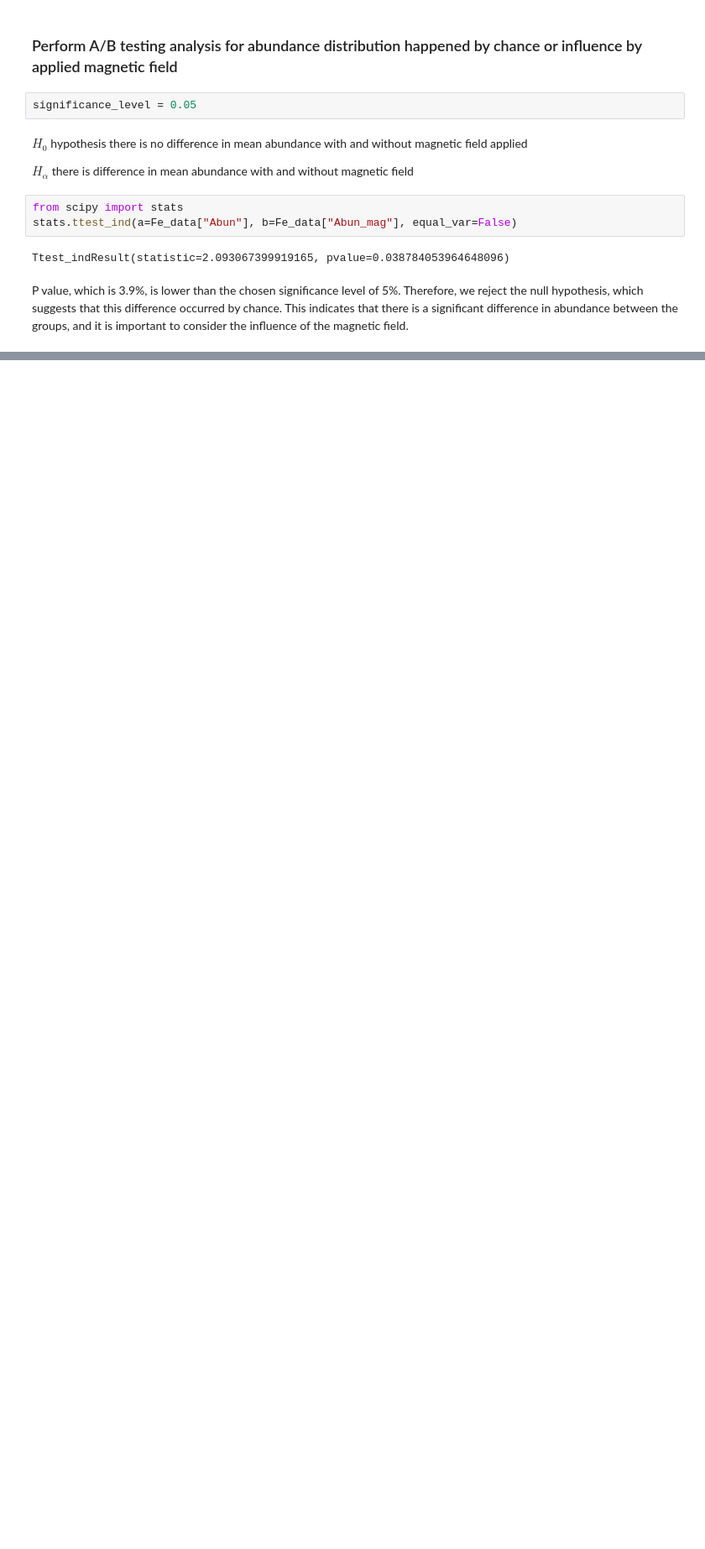
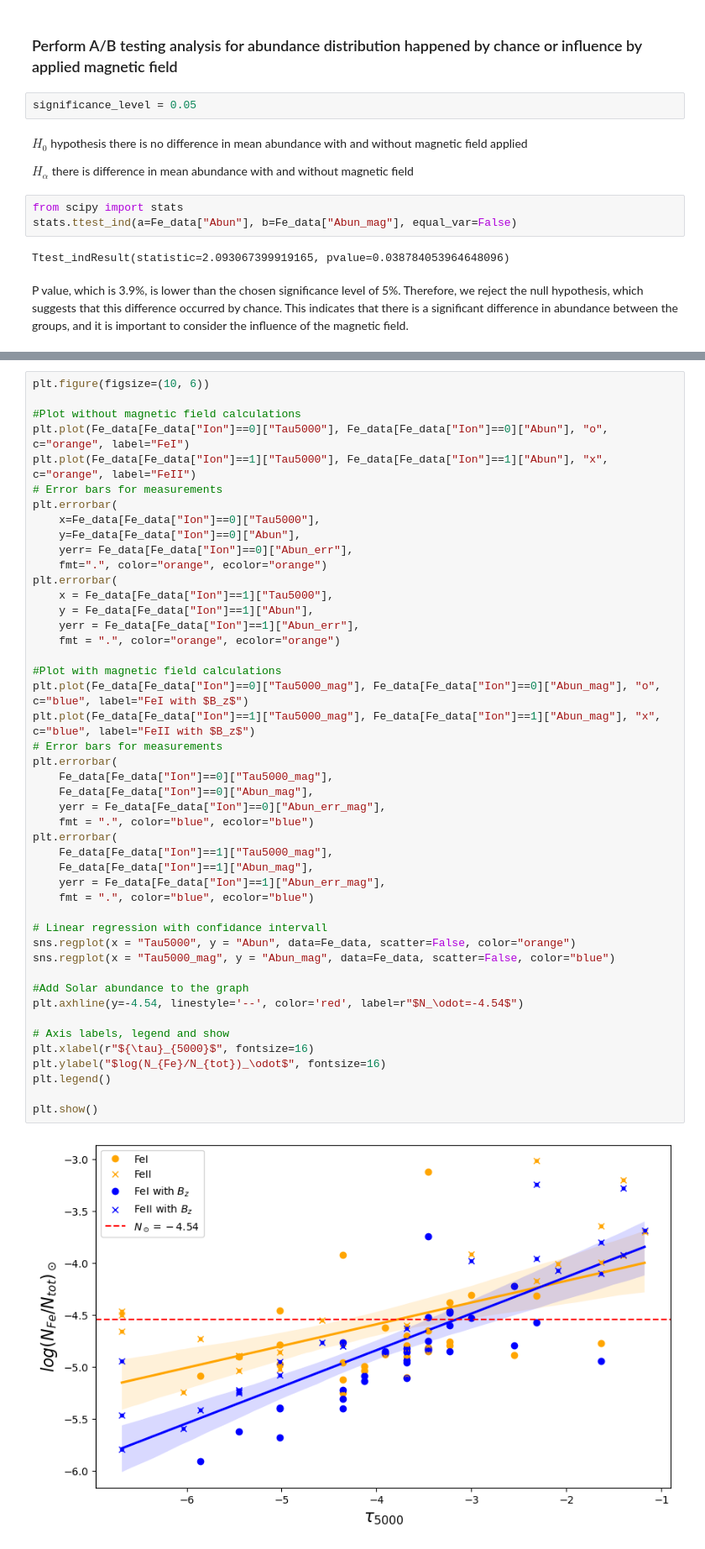
Before and after one commit to Kobsar703/Fe_Si_analysis, a Jupyter notebook: Fe_analysis.ipynb, the cells around one changed output, grey strips where cells are left out. Shown at 84% size. Cells and saved outputs as stored; diff of their text form; blank space fills up the shorter version.

Commit message:
Updated analysis of linear regression and check for model accuracy

```diff
--- a/Fe_analysis.ipynb
+++ b/Fe_analysis.ipynb
@@ -266,0 +271,48 @@ P value, which is 3.9%, is lower than the chosen significance level of 5%. There
+# %%
+plt.figure(figsize=(10, 6))
+
+#Plot without magnetic field calculations
+plt.plot(Fe_data[Fe_data["Ion"]==0]["Tau5000"], Fe_data[Fe_data["Ion"]==0]["Abun"], "o", c="orange", label="FeI")
+plt.plot(Fe_data[Fe_data["Ion"]==1]["Tau5000"], Fe_data[Fe_data["Ion"]==1]["Abun"], "x", c="orange", label="FeII")
+# Error bars for measurements
+plt.errorbar(
+    x=Fe_data[Fe_data["Ion"]==0]["Tau5000"],
+    y=Fe_data[Fe_data["Ion"]==0]["Abun"],
+    yerr= Fe_data[Fe_data["Ion"]==0]["Abun_err"],
+    fmt=".", color="orange", ecolor="orange")
+plt.errorbar(
+    x = Fe_data[Fe_data["Ion"]==1]["Tau5000"],
+    y = Fe_data[Fe_data["Ion"]==1]["Abun"],
+    yerr = Fe_data[Fe_data["Ion"]==1]["Abun_err"],
+    fmt = ".", color="orange", ecolor="orange")
+
+#Plot with magnetic field calculations
+plt.plot(Fe_data[Fe_data["Ion"]==0]["Tau5000_mag"], Fe_data[Fe_data["Ion"]==0]["Abun_mag"], "o", c="blue", label="FeI with $B_z$")
+plt.plot(Fe_data[Fe_data["Ion"]==1]["Tau5000_mag"], Fe_data[Fe_data["Ion"]==1]["Abun_mag"], "x", c="blue", label="FeII with $B_z$")
+# Error bars for measurements
+plt.errorbar(
+    Fe_data[Fe_data["Ion"]==0]["Tau5000_mag"],
+    Fe_data[Fe_data["Ion"]==0]["Abun_mag"],
+    yerr = Fe_data[Fe_data["Ion"]==0]["Abun_err_mag"],
+    fmt = ".", color="blue", ecolor="blue")
+plt.errorbar(
+    Fe_data[Fe_data["Ion"]==1]["Tau5000_mag"],
+    Fe_data[Fe_data["Ion"]==1]["Abun_mag"],
+    yerr = Fe_data[Fe_data["Ion"]==1]["Abun_err_mag"],
+    fmt = ".", color="blue", ecolor="blue")
+
+# Linear regression with confidance intervall
+sns.regplot(x = "Tau5000", y = "Abun", data=Fe_data, scatter=False, color="orange")
+sns.regplot(x = "Tau5000_mag", y = "Abun_mag", data=Fe_data, scatter=False, color="blue")
+
+#Add Solar abundance to the graph
+plt.axhline(y=-4.54, linestyle='--', color='red', label=r"$N_\odot=-4.54$")
+
+# Axis labels, legend and show
+plt.xlabel(r"${\tau}_{5000}$", fontsize=16)
+plt.ylabel("$log(N_{Fe}/N_{tot})_\odot$", fontsize=16)
+plt.legend()
+
+plt.show()
+# %% [output]
+[figure, added]
```
Also changed, not shown: parts of 26 cells of this notebook, 1 other file.
